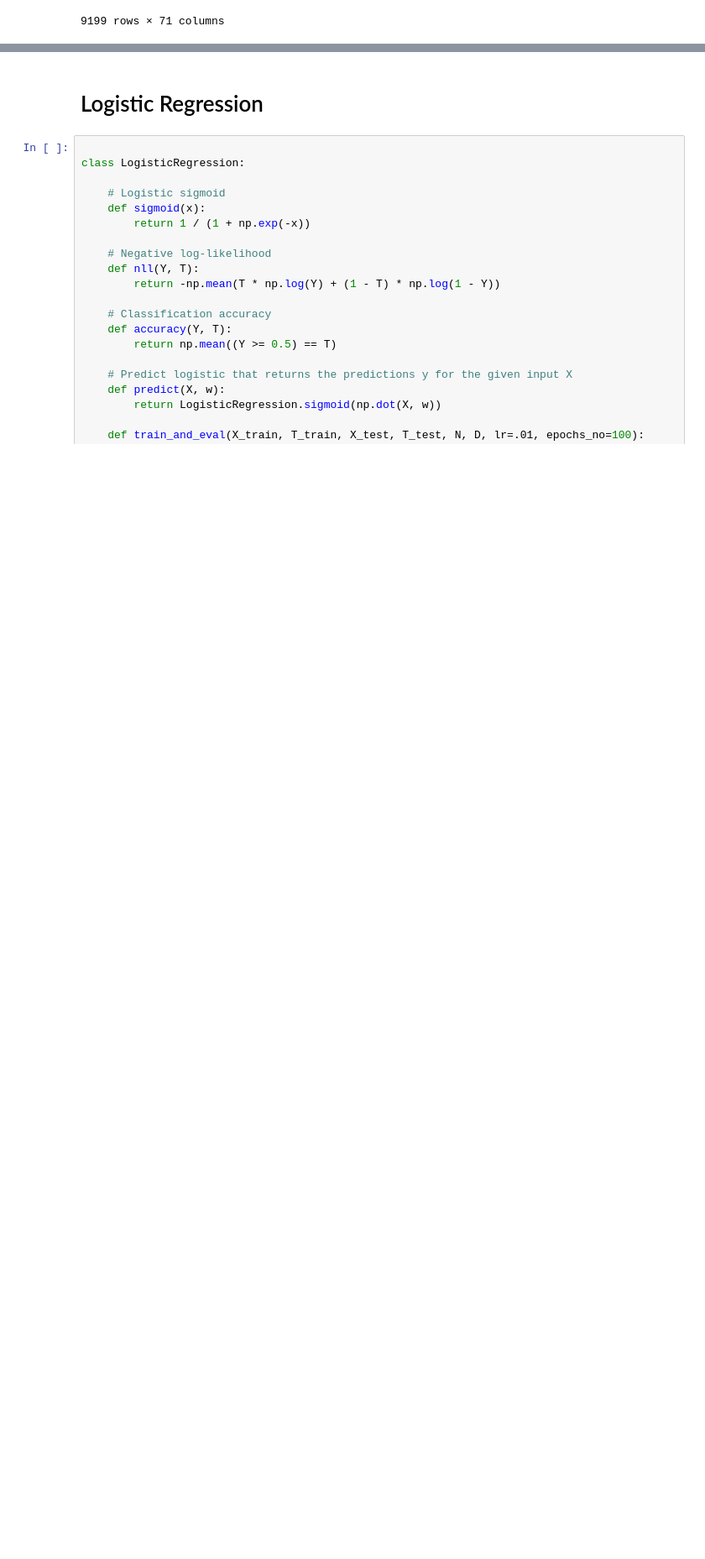
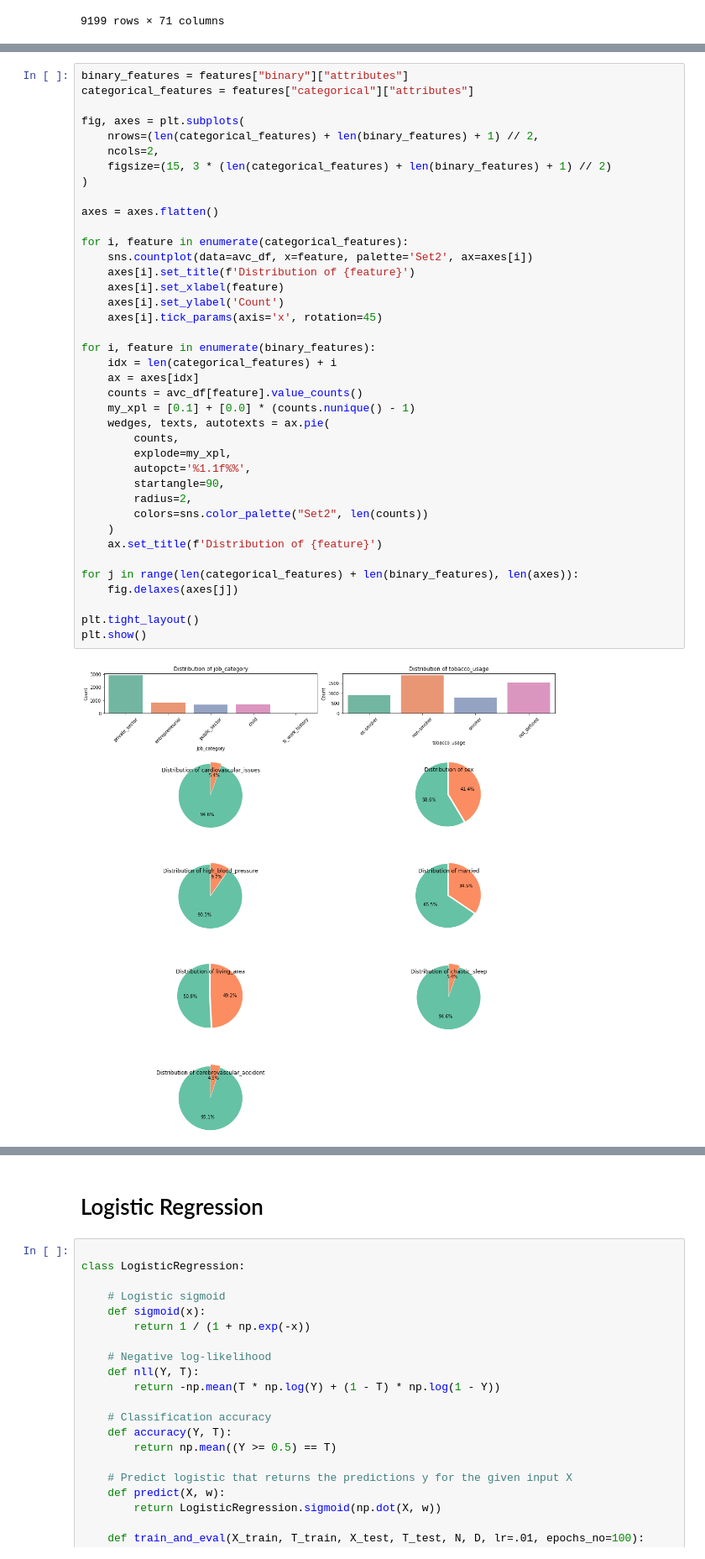
Before and after one commit to avramstefan/DS-Salary-AVC, a Jupyter notebook: main.ipynb, the cells around one changed output, grey strips where cells are left out. Shown at 84% size. Cells and saved outputs as stored; diff of their text form; blank space fills up the shorter version.

```diff
--- a/main.ipynb
+++ b/main.ipynb
@@ -450,0 +649,41 @@ salary_df
+# %%
+binary_features = features["binary"]["attributes"]
+categorical_features = features["categorical"]["attributes"]
+
+fig, axes = plt.subplots(
+    nrows=(len(categorical_features) + len(binary_features) + 1) // 2,
+    ncols=2,
+    figsize=(15, 3 * (len(categorical_features) + len(binary_features) + 1) // 2)
+)
+
+axes = axes.flatten()
+
+for i, feature in enumerate(categorical_features):
+    sns.countplot(data=avc_df, x=feature, palette='Set2', ax=axes[i])
+    axes[i].set_title(f'Distribution of {feature}')
+    axes[i].set_xlabel(feature)
+    axes[i].set_ylabel('Count')
+    axes[i].tick_params(axis='x', rotation=45)
+
+for i, feature in enumerate(binary_features):
+    idx = len(categorical_features) + i
+    ax = axes[idx]
+    counts = avc_df[feature].value_counts()
+    my_xpl = [0.1] + [0.0] * (counts.nunique() - 1)
+    wedges, texts, autotexts = ax.pie(
+        counts,
+        explode=my_xpl,
+        autopct='%1.1f%%',
+        startangle=90,
+        radius=2,
+        colors=sns.color_palette("Set2", len(counts))
+    )
+    ax.set_title(f'Distribution of {feature}')
+
+for j in range(len(categorical_features) + len(binary_features), len(axes)):
+    fig.delaxes(axes[j])
+
+plt.tight_layout()
+plt.show()
+# %% [output]
+[figure, added]
```
Also changed, not shown: parts of 19 cells of this notebook, 1 other file.
